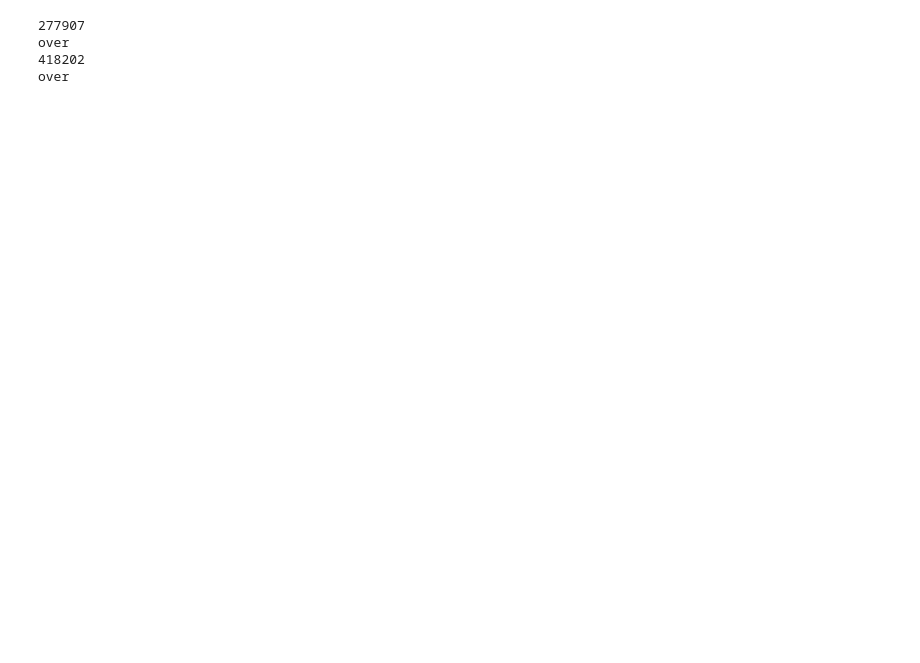
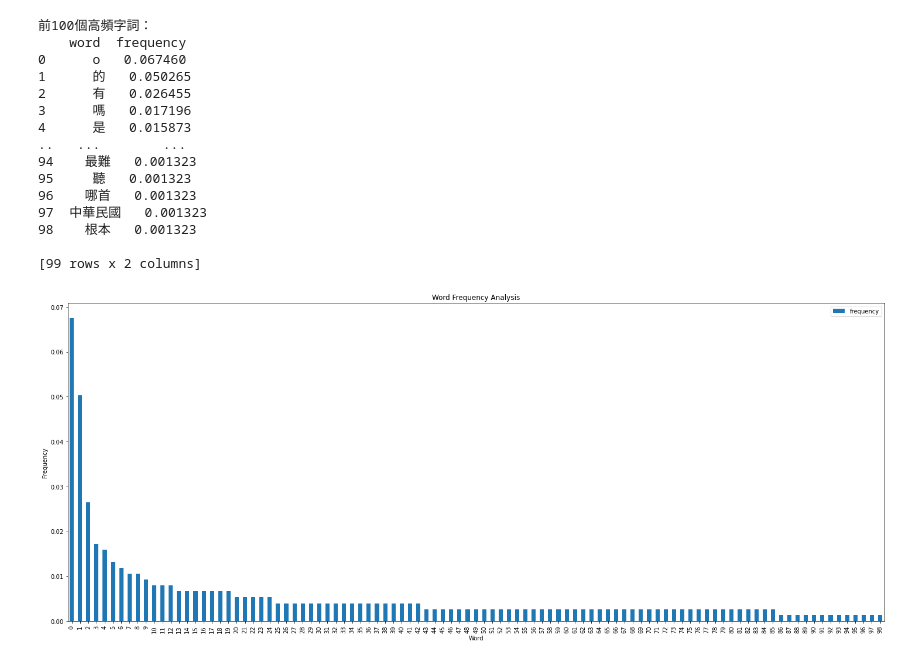
Before and after one commit to b0729017/NLP-git, a Jupyter notebook: NLP.ipynb, the cells around one changed output. Drawn from its saved outputs; the diff is of its cells as text; code cells hidden in the pictures; blank space fills up the shorter version.

```diff
--- a/NLP.ipynb
+++ b/NLP.ipynb
@@ -61,16 +129,20 @@ for i in range(100):
-# %%
-def textcount(path):
-    count=0
-    text=open(path,'r',encoding='utf8')
-    while 1:
-        buffer=text.read(8*1024*1024)
-        if not buffer:
-            break
-        count+=buffer.count('\n')
-    text.close()
-        return count
-# %% [output]
-277907
-over
-418202
-over
+# %%
+tf=sort100(tf)
+counter_figure(tf)
+# %% [output]
+前100個高頻字詞：
+    word  frequency
+0      o   0.067460
+1      的   0.050265
+2      有   0.026455
+3      嗎   0.017196
+4      是   0.015873
+..   ...        ...
+94    最難   0.001323
+95     聽   0.001323
+96    哪首   0.001323
+97  中華民國   0.001323
+98    根本   0.001323
+
+[99 rows x 2 columns]
+[figure, added]
```
Also changed, not shown: parts of 2 cells of this notebook.
